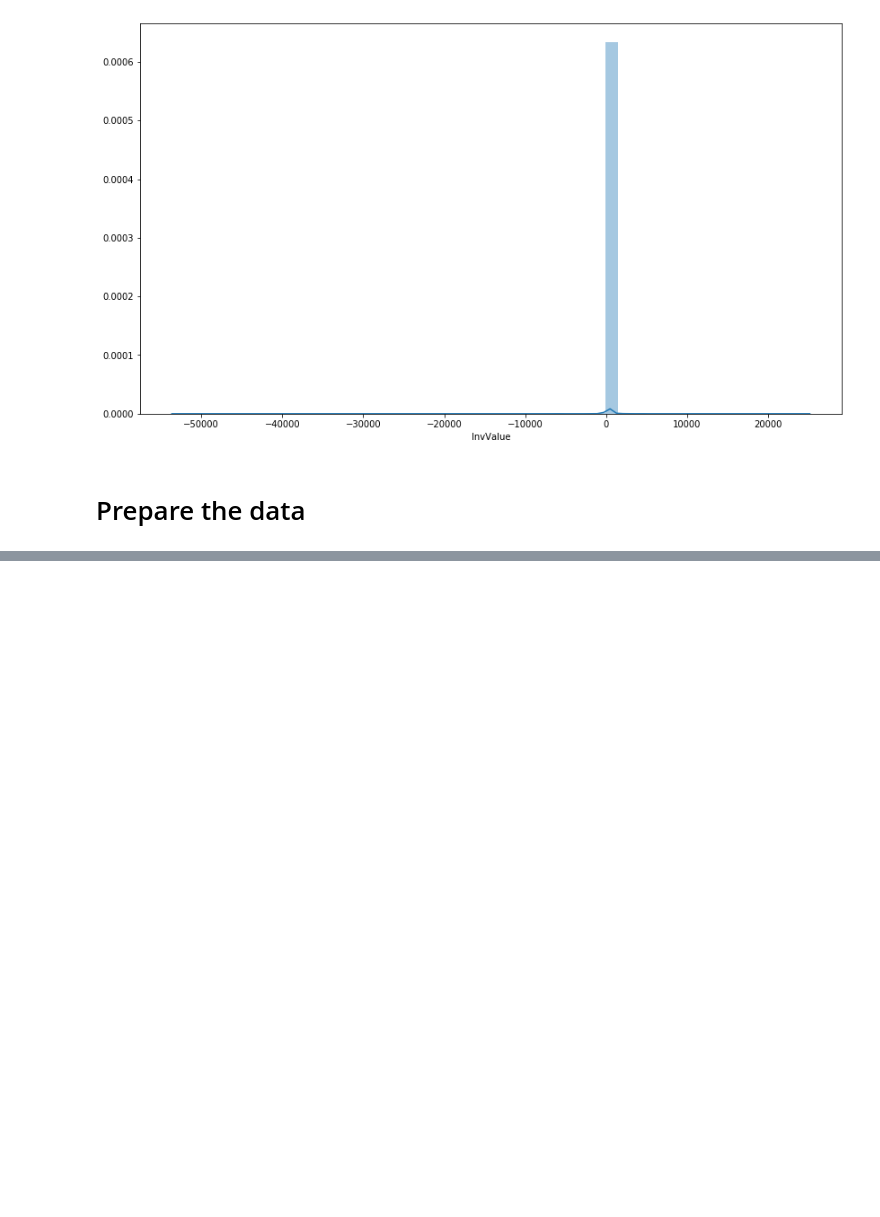
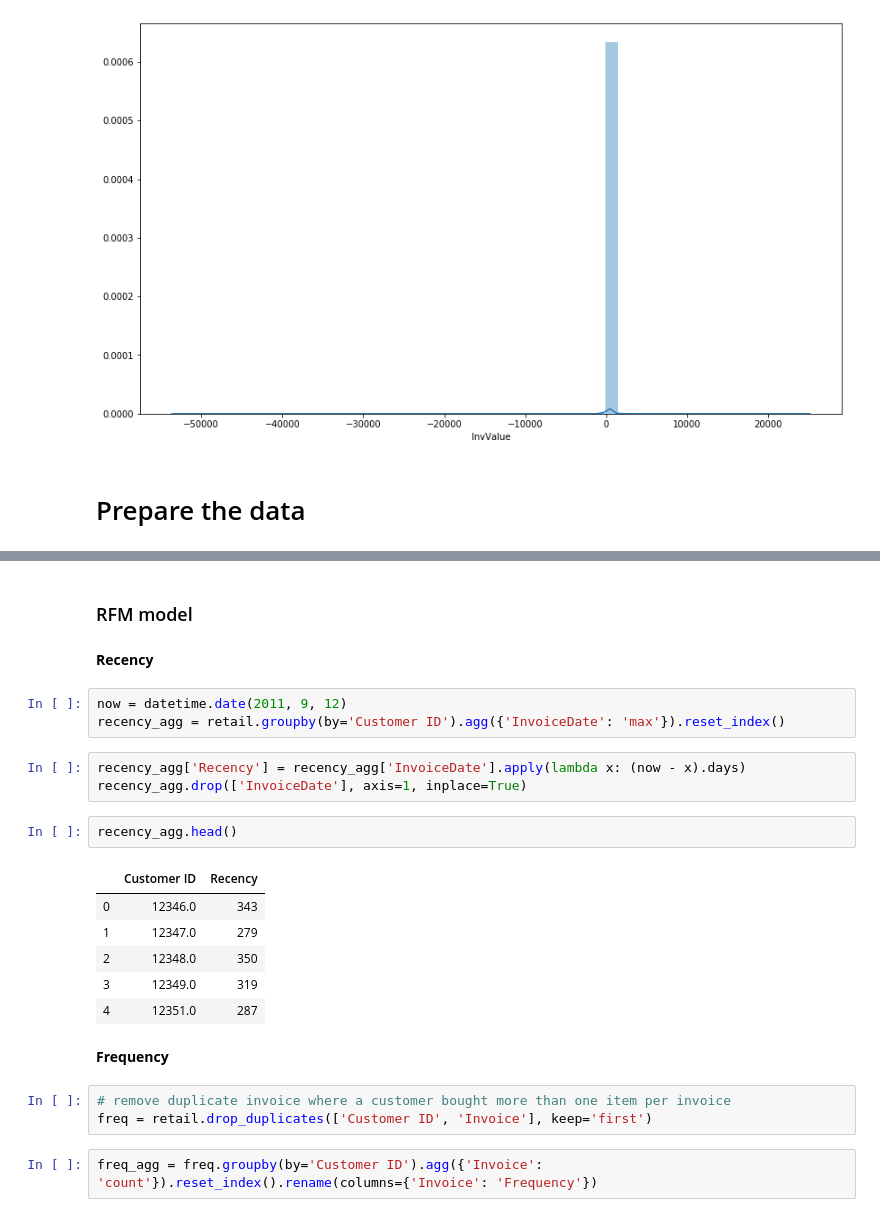
Before and after one commit to shambekela/Online-retail-ML, a Jupyter notebook: Online-Retail-Transactions.ipynb, the cells around one changed output, grey strips where cells are left out. Cells and saved outputs as stored; diff of their text form; blank space fills up the shorter version.

```diff
--- a/Online-Retail-Transactions.ipynb
+++ b/Online-Retail-Transactions.ipynb
@@ -286,0 +321,26 @@ sns.distplot(retail['InvValue'])
+# %% [markdown]
+### RFM model
+# %% [markdown]
+**Recency**
+# %%
+now = datetime.date(2011, 9, 12)
+recency_agg = retail.groupby(by='Customer ID').agg({'InvoiceDate': 'max'}).reset_index()
+# %%
+recency_agg['Recency'] = recency_agg['InvoiceDate'].apply(lambda x: (now - x).days)
+recency_agg.drop(['InvoiceDate'], axis=1, inplace=True)
+# %%
+recency_agg.head()
+# %% [output]
+|  | Customer ID | Recency |
+| 0 | 12346.0 | 343 |
+| 1 | 12347.0 | 279 |
+| 2 | 12348.0 | 350 |
+| 3 | 12349.0 | 319 |
+| 4 | 12351.0 | 287 |
+# %% [markdown]
+**Frequency**
+# %%
+# remove duplicate invoice where a customer bought more than one item per invoice
+freq = retail.drop_duplicates(['Customer ID', 'Invoice'], keep='first')
+# %%
+freq_agg = freq.groupby(by='Customer ID').agg({'Invoice': 'count'}).reset_index().rename(columns={'Invoice': 'Frequency'})
```
Also changed, not shown: parts of 10 cells of this notebook.
